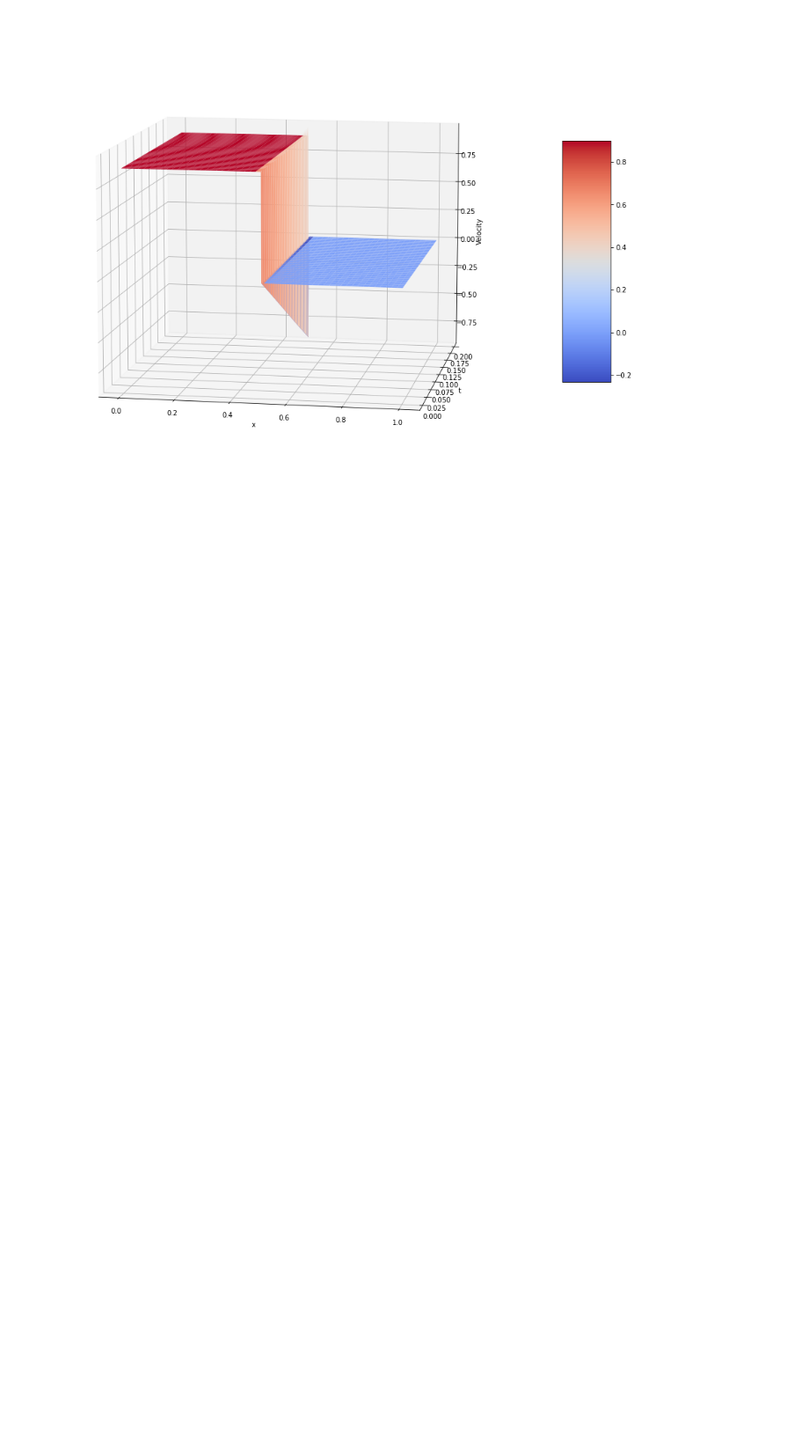
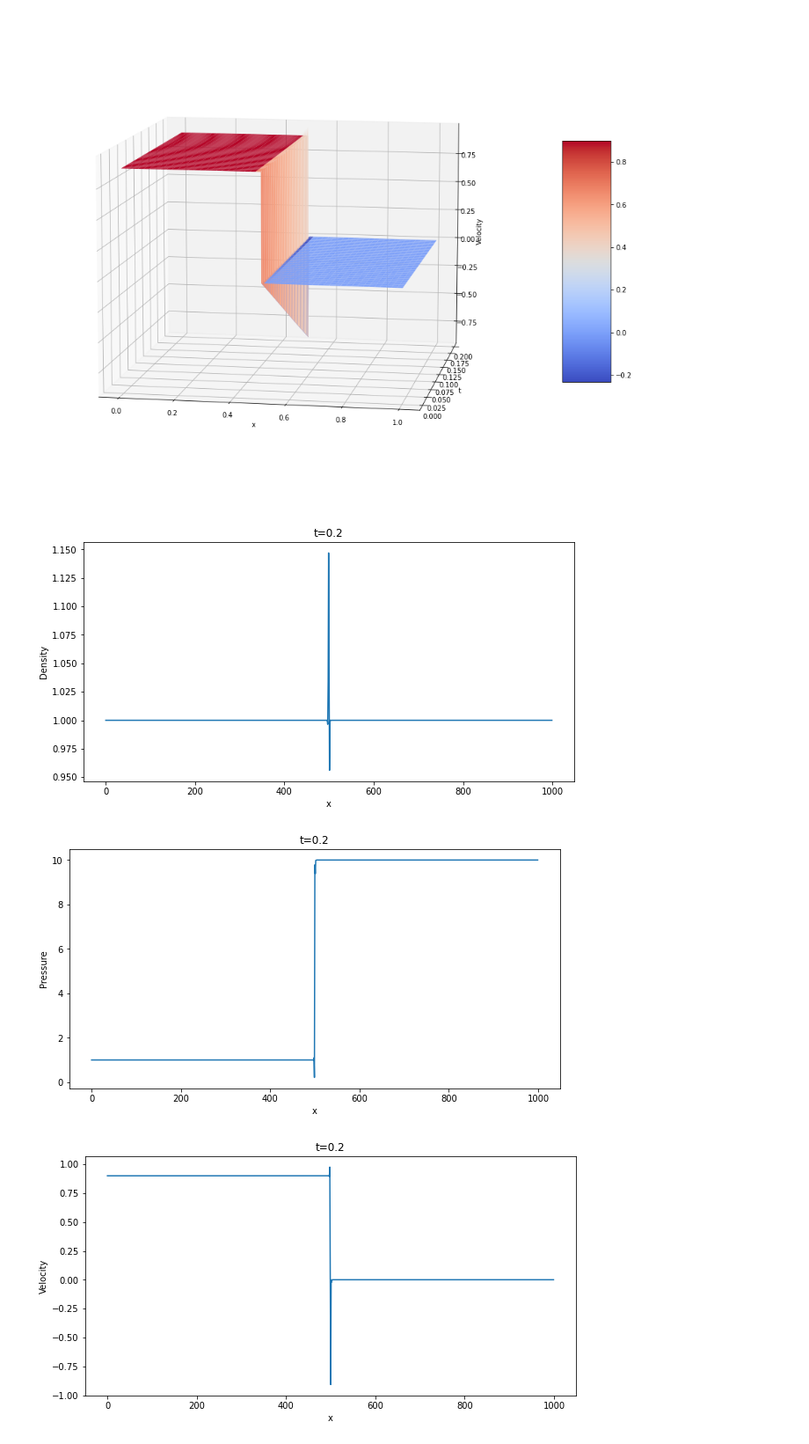
Before and after one commit to physics-inspired/astropinns, a Jupyter notebook: Numerical_Solutions_Tests/Trying_To_Solve_Classical_Euler_Eqs_3rd.ipynb, the cells around one changed output. Shown: that part at 88% size. Saved outputs shown, nothing was run; the diff lists cells and outputs as text; code cells hidden in the pictures; blank space fills up the shorter version.

```diff
--- a/Numerical_Solutions_Tests/Trying_To_Solve_Classical_Euler_Eqs_3rd.ipynb
+++ b/Numerical_Solutions_Tests/Trying_To_Solve_Classical_Euler_Eqs_3rd.ipynb
@@ -139,3 +139,31 @@ fig.colorbar(surf, shrink = 0.5, aspect = 5)
 plt.show()
 # %% [output]
 [figure]
+# %%
+plt.plot(rho_evolved[rho_evolved.shape[0]-1,:])
+plt.rcParams["figure.figsize"] = (10,5)
+plt.xlabel("x")
+plt.ylabel("Density")
+plt.title("t=0.2")
+plt.savefig("Density_t_02.png")
+plt.show()
+
+plt.plot(p_evolved[p_evolved.shape[0]-1,:])
+plt.rcParams["figure.figsize"] = (10,5)
+plt.xlabel("x")
+plt.ylabel("Pressure")
+plt.title("t=0.2")
+plt.savefig("Pressure_t_02.png")
+plt.show()
+
+plt.plot(u_evolved[u_evolved.shape[0]-1,:])
+plt.rcParams["figure.figsize"] = (10,5)
+plt.xlabel("x")
+plt.ylabel("Velocity")
+plt.title("t=0.2")
+plt.savefig("Velocity_t_02.png")
+plt.show()
+# %% [output]
+[figure, added]
+[figure, added]
+[figure, added]
```
Also changed, not shown: parts of 1 cell of this notebook.
